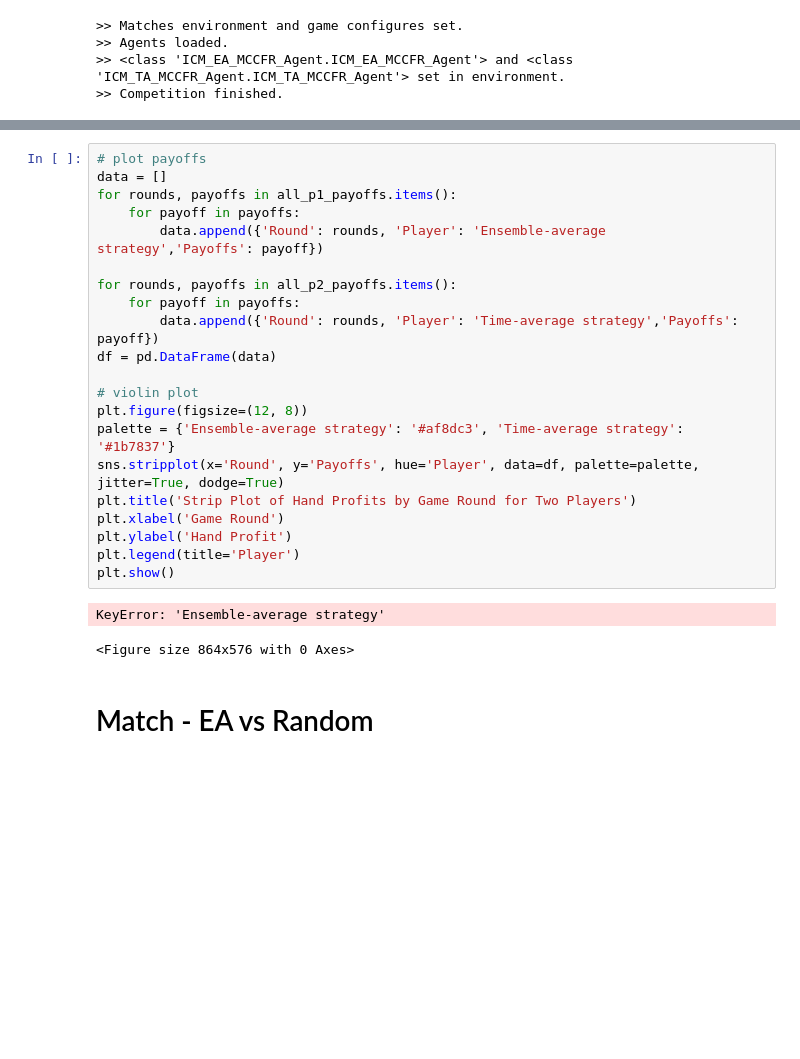
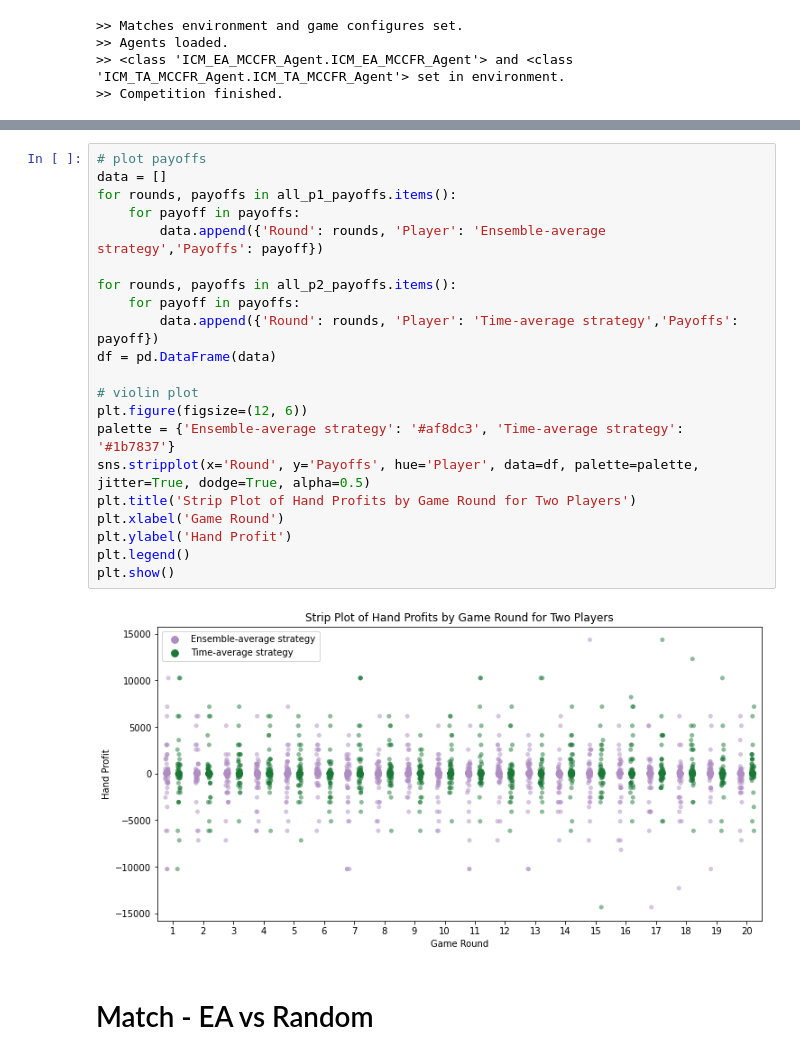
Before and after one commit to ysssishan/Ensemble_Optimal_GTO_Poker, a Jupyter notebook: ICM_Integrated/Matches_diff_setting.ipynb, the cells around one changed output, grey strips where cells are left out. Saved outputs shown, nothing was run; the diff lists cells and outputs as text; blank space fills up the shorter version.

Commit message:
update graph

```diff
--- a/ICM_Integrated/Matches_diff_setting.ipynb
+++ b/ICM_Integrated/Matches_diff_setting.ipynb
@@ -222,27 +222,26 @@ plt.show()
 # %%
 # plot payoffs
 data = []
 for rounds, payoffs in all_p1_payoffs.items():
     for payoff in payoffs:
         data.append({'Round': rounds, 'Player': 'Ensemble-average strategy','Payoffs': payoff})
 
 for rounds, payoffs in all_p2_payoffs.items():
     for payoff in payoffs:
         data.append({'Round': rounds, 'Player': 'Time-average strategy','Payoffs': payoff})
 df = pd.DataFrame(data)
 
 # violin plot
-plt.figure(figsize=(12, 8))
+plt.figure(figsize=(12, 6))
 palette = {'Ensemble-average strategy': '#af8dc3', 'Time-average strategy': '#1b7837'}
-sns.stripplot(x='Round', y='Payoffs', hue='Player', data=df, palette=palette, jitter=True, dodge=True)
+sns.stripplot(x='Round', y='Payoffs', hue='Player', data=df, palette=palette, jitter=True, dodge=True, alpha=0.5)
 plt.title('Strip Plot of Hand Profits by Game Round for Two Players')
 plt.xlabel('Game Round')
 plt.ylabel('Hand Profit')
-plt.legend(title='Player')
+plt.legend()
 plt.show()
 # %% [output]
-KeyError: 'Ensemble-average strategy'
-<Figure size 864x576 with 0 Axes>
+[figure, added]
 # %% [markdown]
 # Match - EA vs Random
 # %%
```
Also changed, not shown: parts of 1 cell of this notebook.
